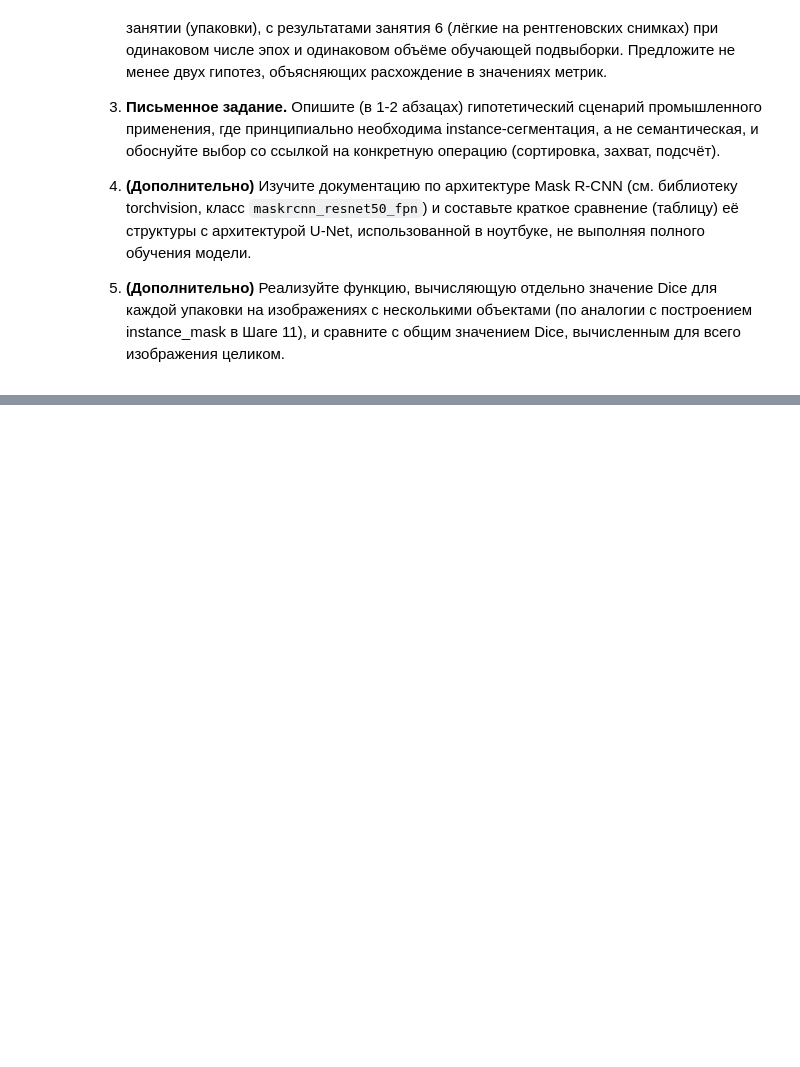
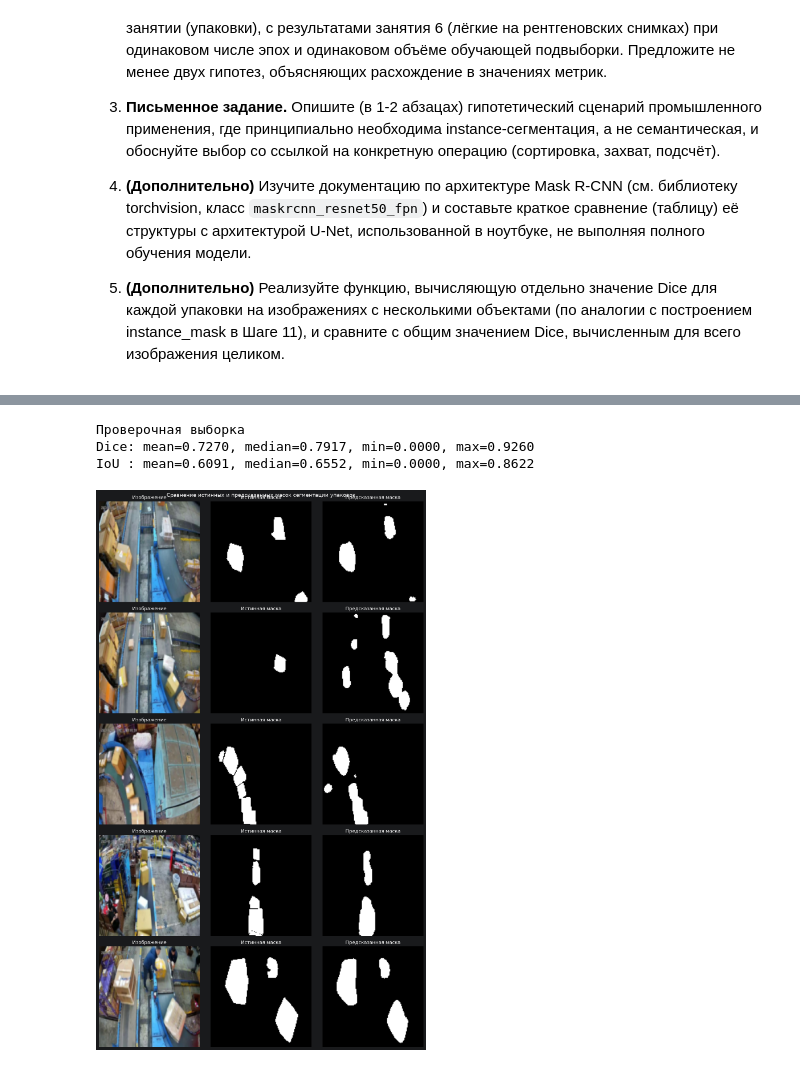
Before and after one commit to RaccoonKa/BFU_labs, a Jupyter notebook: NTMIP/lab_8/08_Practice.ipynb, the cells around one changed output, grey strips where cells are left out. Saved outputs shown, nothing was run; the diff lists cells and outputs as text; code cells hidden in the pictures; blank space fills up the shorter version.

Commit message:
feat(practice-08): add lab 3 assignment cells (dataset, U-Net, training, eval, semantic vs instance)

```diff
--- a/NTMIP/lab_8/08_Practice.ipynb
+++ b/NTMIP/lab_8/08_Practice.ipynb
@@ -496,0 +859,70 @@ Instance-сегментация (иллюстрация справа) дала
+# %%
+model.eval()
+all_dices = []
+all_ious = []
+eps = 1e-6
+
+with torch.no_grad():
+    for images, masks in val_loader:
+        images = images.to(device)
+        masks = masks.to(device)
+
+        logits = model(images)
+        probs = torch.sigmoid(logits)
+        preds = (probs > 0.5).float()
+
+        intersection = (preds * masks).sum(dim=(1, 2, 3))
+        pred_sum = preds.sum(dim=(1, 2, 3))
+        true_sum = masks.sum(dim=(1, 2, 3))
+        union = pred_sum + true_sum - intersection
+
+        dice = (2.0 * intersection + eps) / (pred_sum + true_sum + eps)
+        iou = (intersection + eps) / (union + eps)
+
+        all_dices.extend(dice.cpu().numpy().tolist())
+        all_ious.extend(iou.cpu().numpy().tolist())
+
+all_dices = np.array(all_dices)
+all_ious = np.array(all_ious)
+
+print("Проверочная выборка")
+print(f"Dice: mean={all_dices.mean():.4f}, median={np.median(all_dices):.4f}, "
+      f"min={all_dices.min():.4f}, max={all_dices.max():.4f}")
+print(f"IoU : mean={all_ious.mean():.4f}, median={np.median(all_ious):.4f}, "
+      f"min={all_ious.min():.4f}, max={all_ious.max():.4f}")
+# %% [output]
+Проверочная выборка
+Dice: mean=0.7270, median=0.7917, min=0.0000, max=0.9260
+IoU : mean=0.6091, median=0.6552, min=0.0000, max=0.8622
+# %%
+n_show = min(5, len(val_dataset))
+
+fig, axes = plt.subplots(n_show, 3, figsize=(12, 4 * n_show))
+if n_show == 1:
+    axes = np.expand_dims(axes, axis=0)
+
+model.eval()
+with torch.no_grad():
+    for i in range(n_show):
+        image, true_mask = val_dataset[i]
+
+        pred_logits = model(image.unsqueeze(0).to(device))
+        pred_mask = (torch.sigmoid(pred_logits) > 0.5).float().cpu().squeeze().numpy()
+
+        axes[i, 0].imshow(image.permute(1, 2, 0))
+        axes[i, 0].set_title("Изображение")
+        axes[i, 0].axis("off")
+
+        axes[i, 1].imshow(true_mask[0], cmap="gray")
+        axes[i, 1].set_title("Истинная маска")
+        axes[i, 1].axis("off")
+
+        axes[i, 2].imshow(pred_mask, cmap="gray")
+        axes[i, 2].set_title("Предсказанная маска")
+        axes[i, 2].axis("off")
+
+plt.suptitle("Сравнение истинных и предсказанных масок сегментации упаковок", fontsize=13)
+plt.tight_layout()
+plt.show()
+# %% [output]
+[figure, added]
```
Also changed, not shown: parts of 8 cells of this notebook.
